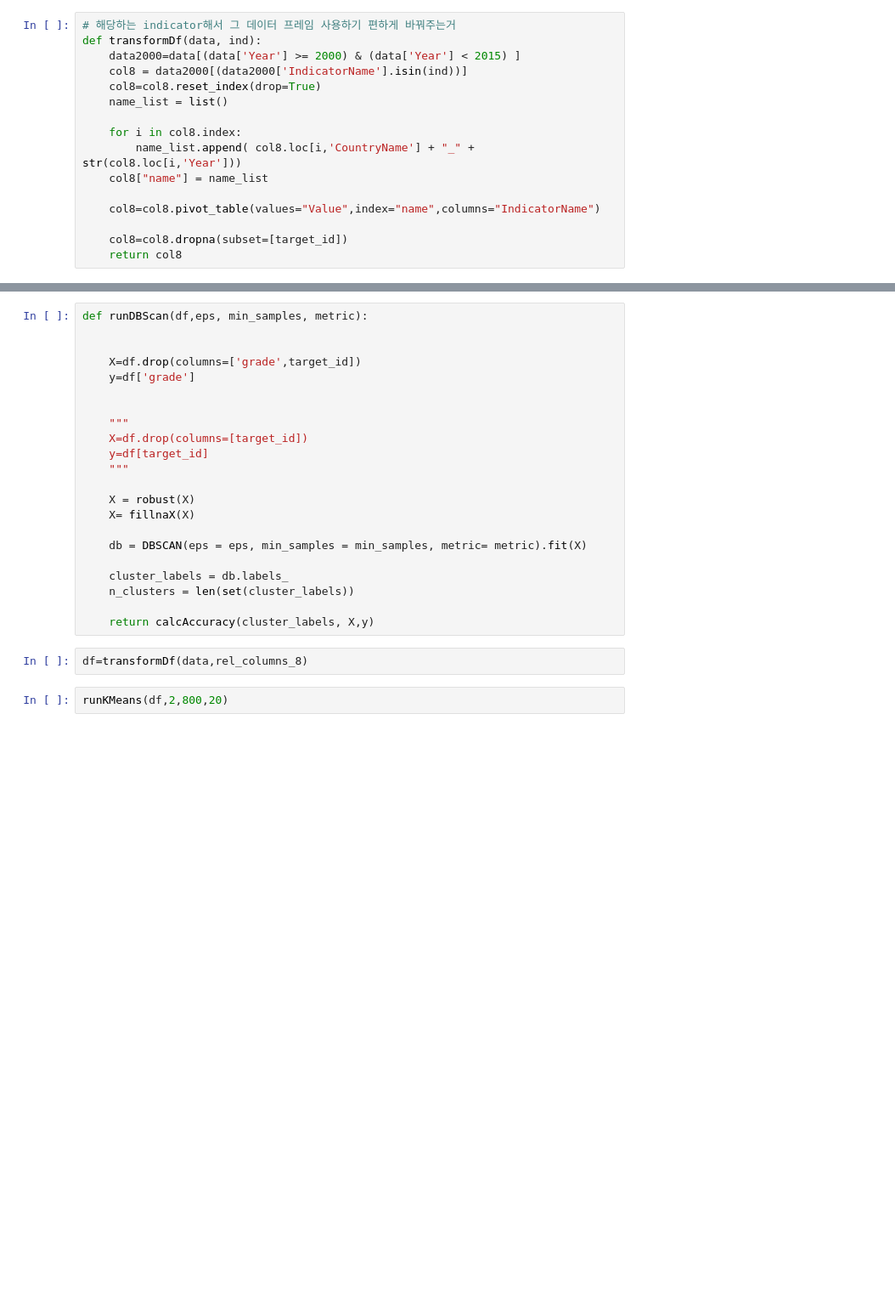
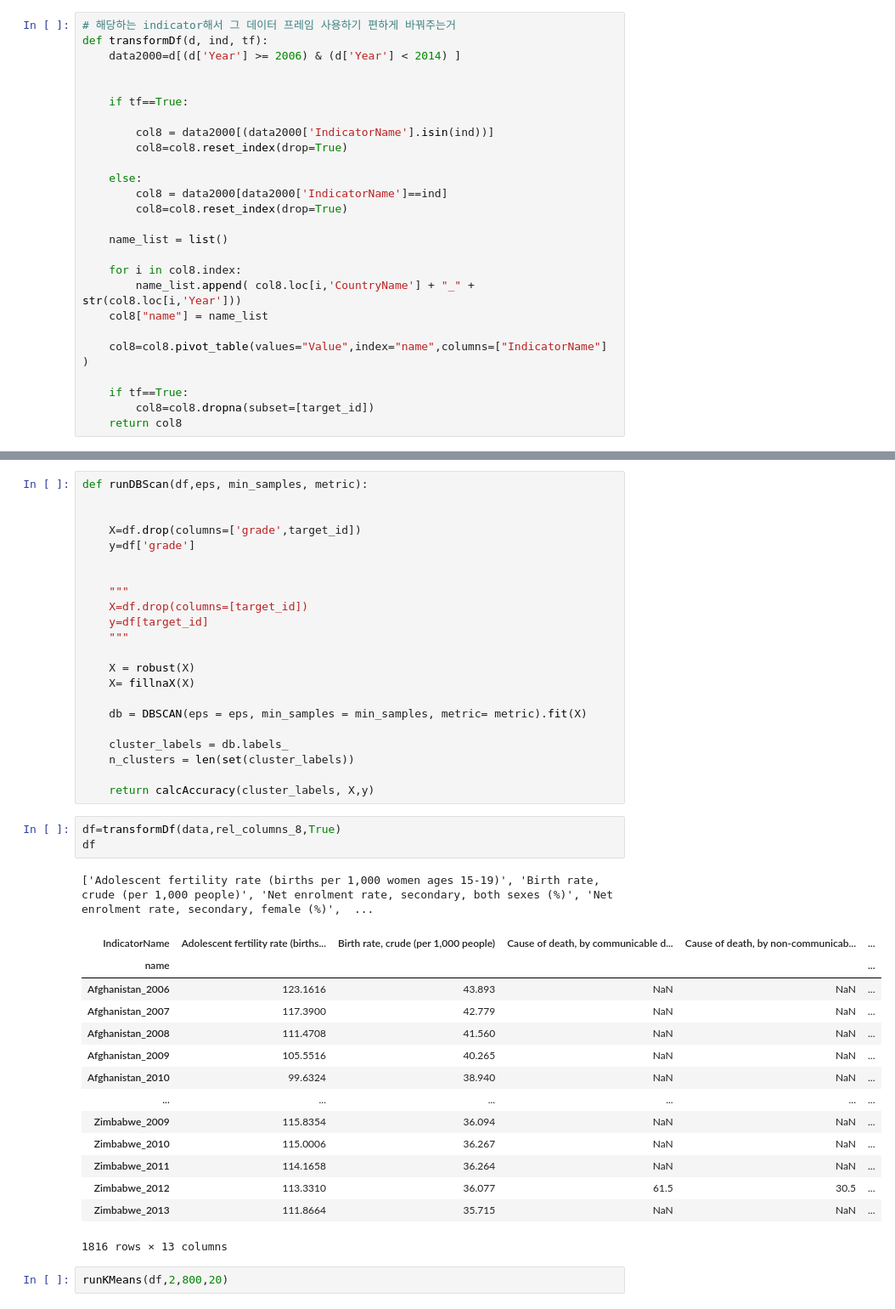
Before and after one commit to soyoungpark9187/ML_termProject, a Jupyter notebook: input/kmeans.ipynb, the cells around one changed output, grey strips where cells are left out. Shown at 85% size. Cells and saved outputs as stored; diff of their text form; blank space fills up the shorter version.

```diff
--- a/input/kmeans.ipynb
+++ b/input/kmeans.ipynb
@@ -123,17 +125,27 @@ rel_columns_7 = ['Adolescent fertility rate (births per 1,000 women ages 15-19)'
  'Survey mean consumption or income per capita, total population (2005 PPP $ per day)']
 # %%
 # 해당하는 indicator해서 그 데이터 프레임 사용하기 편하게 바꿔주는거
-def transformDf(data, ind):
-    data2000=data[(data['Year'] >= 2000) & (data['Year'] < 2015) ]
-    col8 = data2000[(data2000['IndicatorName'].isin(ind))]
-    col8=col8.reset_index(drop=True)
+def transformDf(d, ind, tf):
+    data2000=d[(d['Year'] >= 2006) & (d['Year'] < 2014) ]
+
+
+    if tf==True:
+
+        col8 = data2000[(data2000['IndicatorName'].isin(ind))]
+        col8=col8.reset_index(drop=True)
+
+    else:
+        col8 = data2000[data2000['IndicatorName']==ind]
+        col8=col8.reset_index(drop=True)
+
     name_list = list()
 
     for i in col8.index:
         name_list.append( col8.loc[i,'CountryName'] + "_" + str(col8.loc[i,'Year']))
     col8["name"] = name_list
 
-    col8=col8.pivot_table(values="Value",index="name",columns="IndicatorName")
+    col8=col8.pivot_table(values="Value",index="name",columns=["IndicatorName"] )
 
-    col8=col8.dropna(subset=[target_id])
+    if tf==True:
+        col8=col8.dropna(subset=[target_id])
     return col8
@@ -260,7 +299,24 @@ def runDBScan(df,eps, min_samples, metric):
 
     return calcAccuracy(cluster_labels, X,y)
 # %%
-df=transformDf(data,rel_columns_8)
+df=transformDf(data,rel_columns_8,True)
+df
+# %% [output]
+['Adolescent fertility rate (births per 1,000 women ages 15-19)', 'Birth rate, crude (per 1,000 people)', 'Net enrolment rate, secondary, both sexes (%)', 'Net enrolment rate, secondary, female (%)',  ...
+| IndicatorName | Adolescent fertility rate (births... | Birth rate, crude (per 1,000 people) | Cause of death, by communicable d... | Cause of death, by non-communicab... | ... |
+| name |  |  |  |  | ... |
+| Afghanistan_2006 | 123.1616 | 43.893 | NaN | NaN | ... |
+| Afghanistan_2007 | 117.3900 | 42.779 | NaN | NaN | ... |
+| Afghanistan_2008 | 111.4708 | 41.560 | NaN | NaN | ... |
+| Afghanistan_2009 | 105.5516 | 40.265 | NaN | NaN | ... |
+| Afghanistan_2010 | 99.6324 | 38.940 | NaN | NaN | ... |
+| ... | ... | ... | ... | ... | ... |
+| Zimbabwe_2009 | 115.8354 | 36.094 | NaN | NaN | ... |
+| Zimbabwe_2010 | 115.0006 | 36.267 | NaN | NaN | ... |
+| Zimbabwe_2011 | 114.1658 | 36.264 | NaN | NaN | ... |
+| Zimbabwe_2012 | 113.3310 | 36.077 | 61.5 | 30.5 | ... |
+| Zimbabwe_2013 | 111.8664 | 35.715 | NaN | NaN | ... |
+1816 rows × 13 columns
 # %%
 runKMeans(df,2,800,20)
 # %% [output]
```
Also changed, not shown: parts of 7 cells of this notebook.
